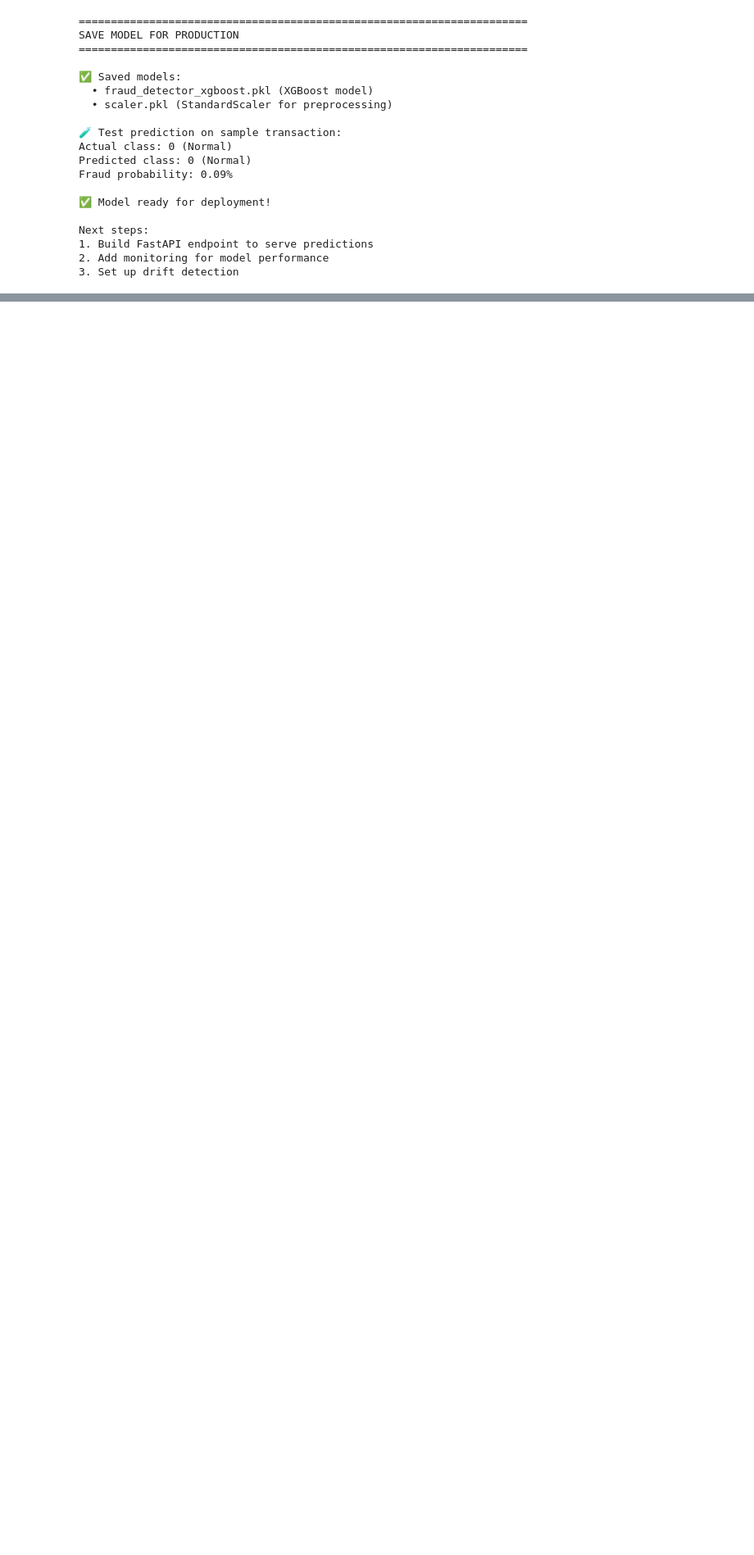
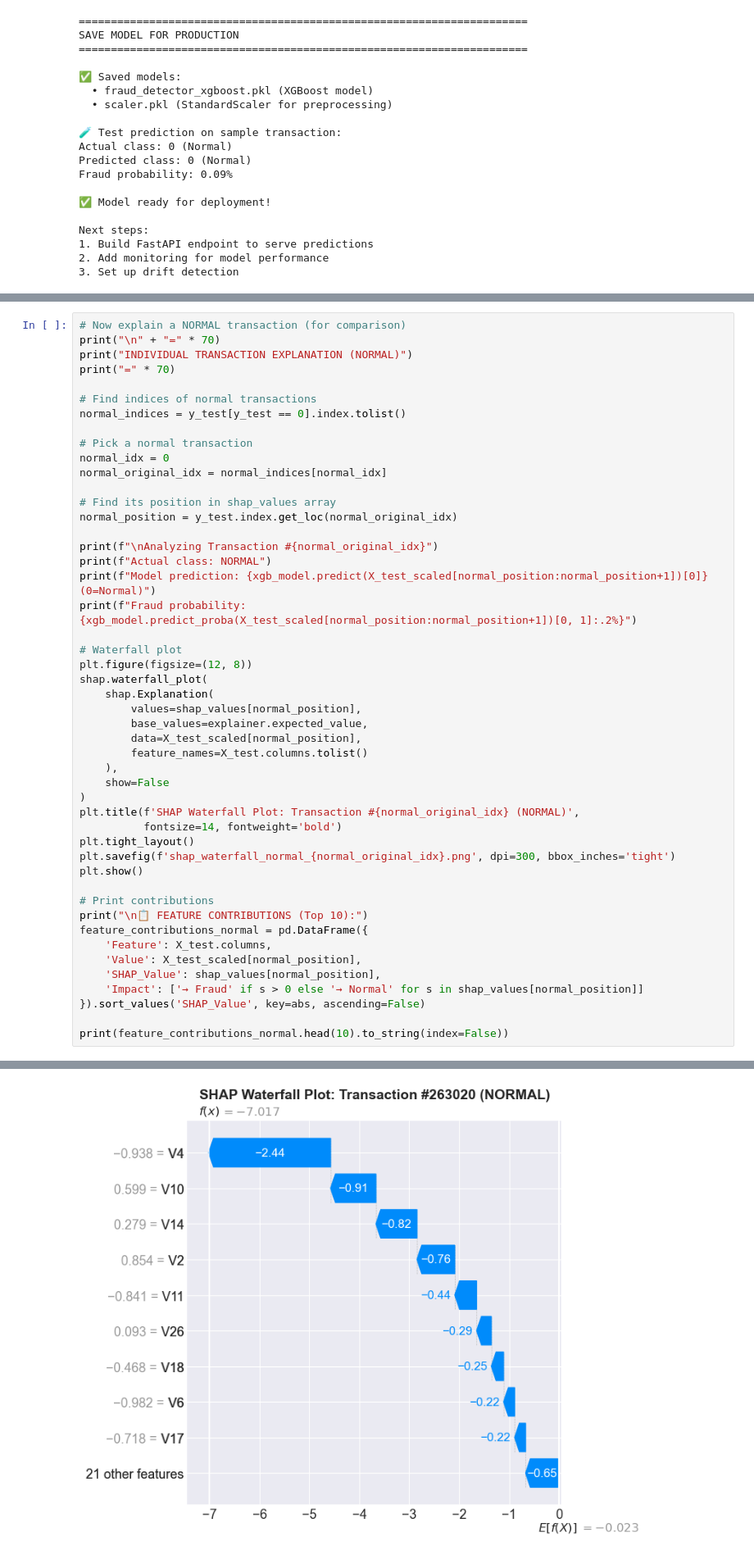
Before and after one commit to besimbayadilbi/credit-card-fraud-detection, a Jupyter notebook: fraud_detection.ipynb, the cells around one changed output, grey strips where cells are left out. Shown at 82% size. Cells and saved outputs as stored; diff of their text form; blank space fills up the shorter version.

```diff
--- a/fraud_detection.ipynb
+++ b/fraud_detection.ipynb
@@ -796,0 +937,49 @@ Next steps:
+# %%
+# Now explain a NORMAL transaction (for comparison)
+print("\n" + "=" * 70)
+print("INDIVIDUAL TRANSACTION EXPLANATION (NORMAL)")
+print("=" * 70)
+
+# Find indices of normal transactions
+normal_indices = y_test[y_test == 0].index.tolist()
+
+# Pick a normal transaction
+normal_idx = 0
+normal_original_idx = normal_indices[normal_idx]
+
+# Find its position in shap_values array
+normal_position = y_test.index.get_loc(normal_original_idx)
+
+print(f"\nAnalyzing Transaction #{normal_original_idx}")
+print(f"Actual class: NORMAL")
+print(f"Model prediction: {xgb_model.predict(X_test_scaled[normal_position:normal_position+1])[0]} (0=Normal)")
+print(f"Fraud probability: {xgb_model.predict_proba(X_test_scaled[normal_position:normal_position+1])[0, 1]:.2%}")
+
+# Waterfall plot
+plt.figure(figsize=(12, 8))
+shap.waterfall_plot(
+    shap.Explanation(
+        values=shap_values[normal_position],
+        base_values=explainer.expected_value,
+        data=X_test_scaled[normal_position],
+        feature_names=X_test.columns.tolist()
+    ),
+    show=False
+)
+plt.title(f'SHAP Waterfall Plot: Transaction #{normal_original_idx} (NORMAL)',
+          fontsize=14, fontweight='bold')
+plt.tight_layout()
+plt.savefig(f'shap_waterfall_normal_{normal_original_idx}.png', dpi=300, bbox_inches='tight')
+plt.show()
+
+# Print contributions
+print("\n📋 FEATURE CONTRIBUTIONS (Top 10):")
+feature_contributions_normal = pd.DataFrame({
+    'Feature': X_test.columns,
+    'Value': X_test_scaled[normal_position],
+    'SHAP_Value': shap_values[normal_position],
+    'Impact': ['→ Fraud' if s > 0 else '→ Normal' for s in shap_values[normal_position]]
+}).sort_values('SHAP_Value', key=abs, ascending=False)
+
+print(feature_contributions_normal.head(10).to_string(index=False))
+# %% [output]
@@ -796,0 +994 @@ Next steps:
+[figure, added]
```
Also changed, not shown: parts of 6 cells of this notebook, 6 other files.
